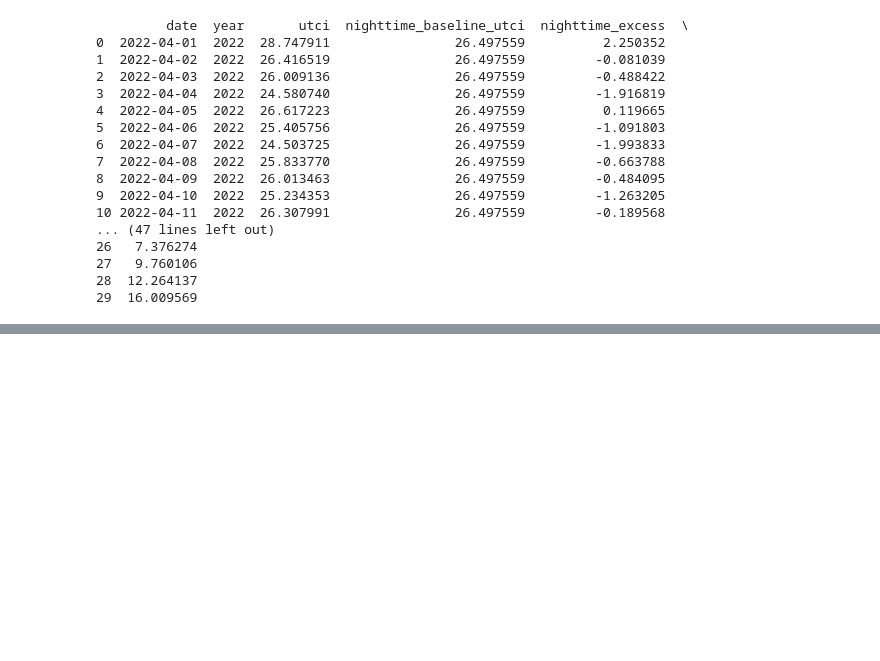
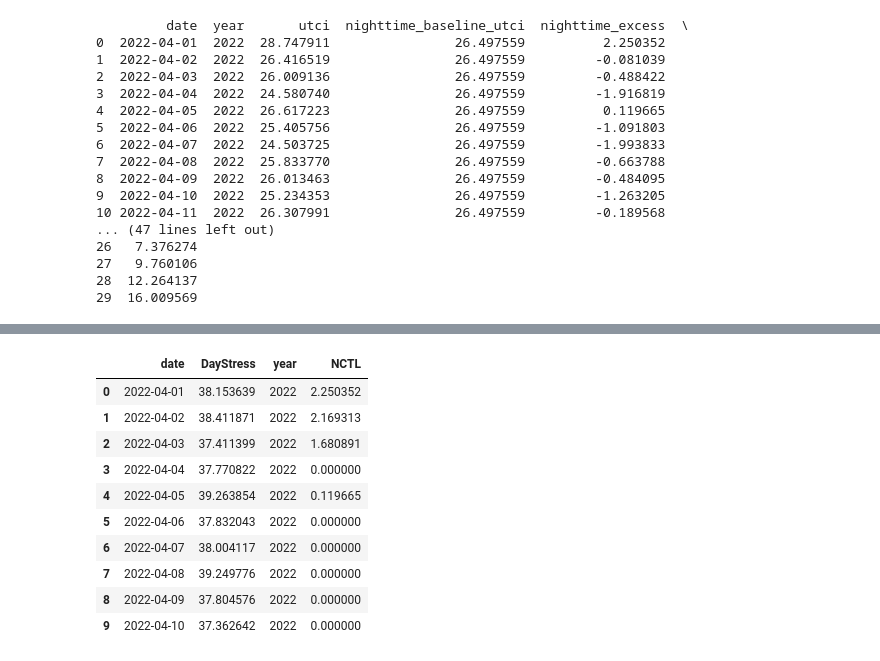
Before and after one commit to ikhushichauhan/TechForge-SIH, a Jupyter notebook: notebooks/day3_era5_exploration.ipynb, the cells around one changed output, grey strips where cells are left out. Drawn from its saved outputs; the diff is of its cells as text; code cells hidden in the pictures; blank space fills up the shorter version.

```diff
--- a/notebooks/day3_era5_exploration.ipynb
+++ b/notebooks/day3_era5_exploration.ipynb
@@ -384,3 +424,41 @@ print(
 day_stress = pd.read_csv(
     r"C:\Users\user\Documents\projects\Extreme_Heatwave_Early_Warning\data\processed\daystress.csv"
 )
+
+day_stress["date"] = pd.to_datetime(day_stress["date"])
+
+nctl_df = nctl_all.copy()
+
+nctl_df["date"] = pd.to_datetime(nctl_df["date"])
+
+nctl_df = nctl_df[
+    ["date", "year", "NCTL"]
+].copy()
+# %%
+ctbi_df = day_stress.merge(
+    nctl_df,
+    on="date",
+    how="inner"
+)
+
+ctbi_df["year"] = ctbi_df["date"].dt.year
+
+ctbi_df = (
+    ctbi_df
+    .sort_values(["year", "date"])
+    .reset_index(drop=True)
+)
+
+ctbi_df.head(10)
+# %% [output]
+|  | date | DayStress | year | NCTL |
+| 0 | 2022-04-01 | 38.153639 | 2022 | 2.250352 |
+| 1 | 2022-04-02 | 38.411871 | 2022 | 2.169313 |
+| 2 | 2022-04-03 | 37.411399 | 2022 | 1.680891 |
+| 3 | 2022-04-04 | 37.770822 | 2022 | 0.000000 |
+| 4 | 2022-04-05 | 39.263854 | 2022 | 0.119665 |
+| 5 | 2022-04-06 | 37.832043 | 2022 | 0.000000 |
+| 6 | 2022-04-07 | 38.004117 | 2022 | 0.000000 |
+| 7 | 2022-04-08 | 39.249776 | 2022 | 0.000000 |
+| 8 | 2022-04-09 | 37.804576 | 2022 | 0.000000 |
+| 9 | 2022-04-10 | 37.362642 | 2022 | 0.000000 |
```
Also changed, not shown: parts of 6 cells of this notebook, 3 other files.
